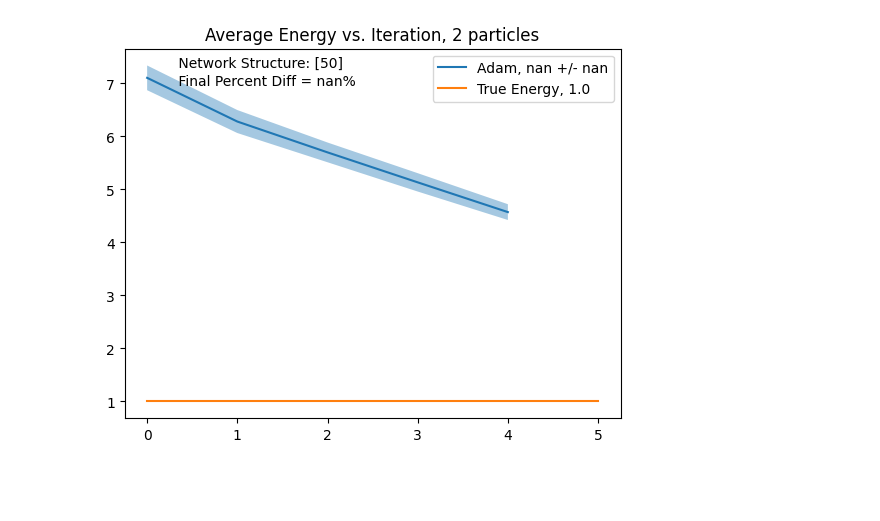
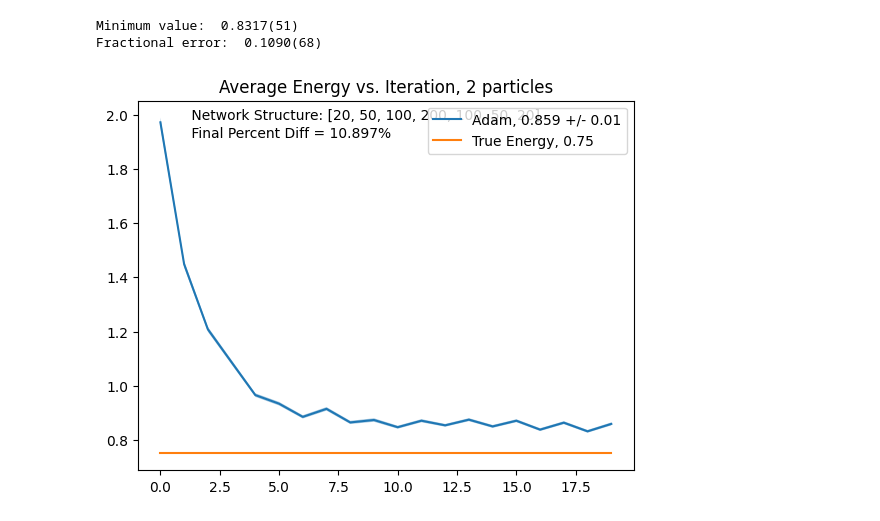
Before and after one commit to hershkumar/summer2022, a Jupyter notebook: neural/nn_delta.ipynb, the cells around one changed output. Cells and saved outputs as stored; diff of their text form; code cells hidden in the pictures; blank space fills up the shorter version.

```diff
--- a/neural/nn_delta.ipynb
+++ b/neural/nn_delta.ipynb
@@ -423,0 +358,11 @@ total_uncerts = total_uncerts + list(uncerts_e)
+# %%
+# start_params = nn.flatten_params()
+start_params = nn.flatten_params()
+
+opt_init, opt_update, get_params = jax_opt.adam(5*10**(-4))
+
+resultsa = train(start_params, 20, 10**4, 1000, 100, .7)
+# 0 -> energies
+# 1 -> uncert
+# 2 -> steps
+# 3 -> params
@@ -423,0 +388,3 @@ total_uncerts = total_uncerts + list(uncerts_e)
+# %%
+opt_init, opt_update, get_params = jax_opt.adam(10**(-4))
+resultsb = train(resultsa[3], 120, 10**4, 1000, 100, 1.3)
@@ -424,18 +409,44 @@ total_uncerts = total_uncerts + list(uncerts_e)
 # %%
 true_energy = .5 * hbar * omega * num_particles
+#g = 1, sigma = -g/2
+true_energy = .75
+# g = .1, sigma = 0:
+# true_energy = 1.03881
+# g= .8, sigma= -g
+# true_energy = .9375
+
+total_hists =  resultsa[0] + resultsb[0]
+#+ resultsc[0] + resultsd[0] + resultse[0]
+
+# + resultsd[0]
+total_uncerts = resultsa[1] + resultsb[1]
+#+ resultsc[1]  + resultsd[1] + resultse[1]
+# + resultsd[1]
+
+# get index of minimum value
+min_val = np.min(total_hists)
+min_index = total_hists.index(min_val)
+min_err = total_uncerts[min_index]
+val = gv.gvar(min_val, min_err)
+fractional_error = (val - true_energy)/true_energy
+print("Minimum value: ", val)
+print("Fractional error: ", fractional_error)
+
 plt.plot(np.arange(0, len(total_hists)), total_hists, label="Adam, " + str(round(total_hists[-1],3)) + " +/- " + str(round(total_uncerts[-1], 2)))
 # plot the uncertainties
 a_hists = np.array(total_hists)
 a_uncerts = np.array(total_uncerts)
 plt.fill_between(np.arange(0,len(total_hists)), a_hists - a_uncerts, a_hists + a_uncerts, alpha=.4)
 # get the network structure
 structure = nn.hidden_sizes
 plt.annotate(" Network Structure: " + str(structure), xy=(0.1, 0.95), xycoords='axes fraction')
 plt.plot(np.arange(0, len(total_hists)), [true_energy for x in np.arange(0, len(total_hists))], label=r"True Energy, " + str(round(true_energy,3)))
-pdiff = (total_hists[-1] - true_energy)/true_energy*100
+pdiff = (min_val - true_energy)/true_energy*100
 plt.annotate(" Final Percent Diff = " + str(round(pdiff,3)) + "%", xy=(.1, .9), xycoords= 'axes fraction')
 plt.legend()
 plt.title("Average Energy vs. Iteration, " + str(num_particles) + " particles")
 plt.show()
 # %% [output]
+Minimum value:  0.8317(51)
+Fractional error:  0.1090(68)
-[figure, old version]
+[figure, new version]
```
Also changed, not shown: parts of 21 cells of this notebook, 3 other files.
